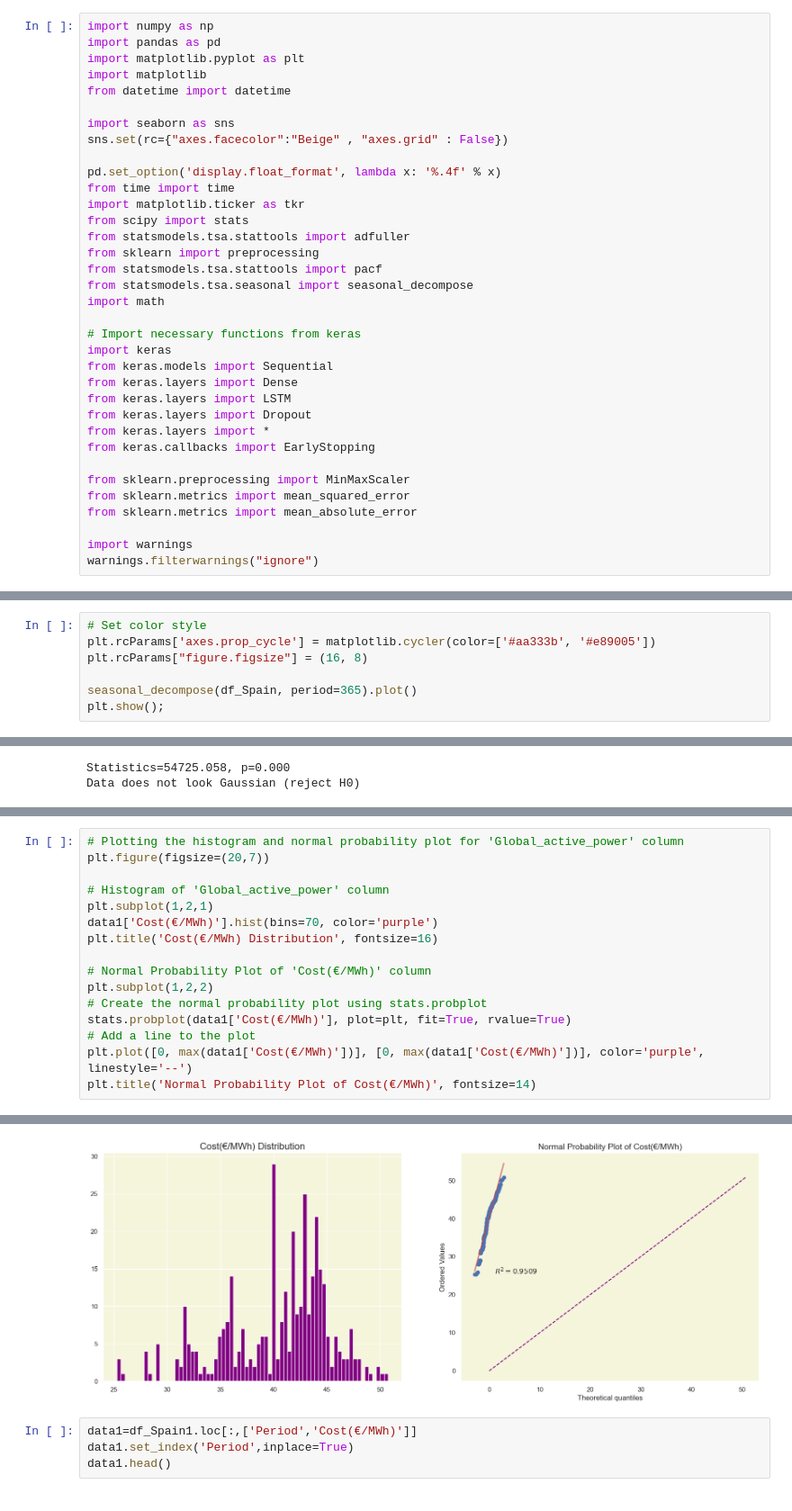
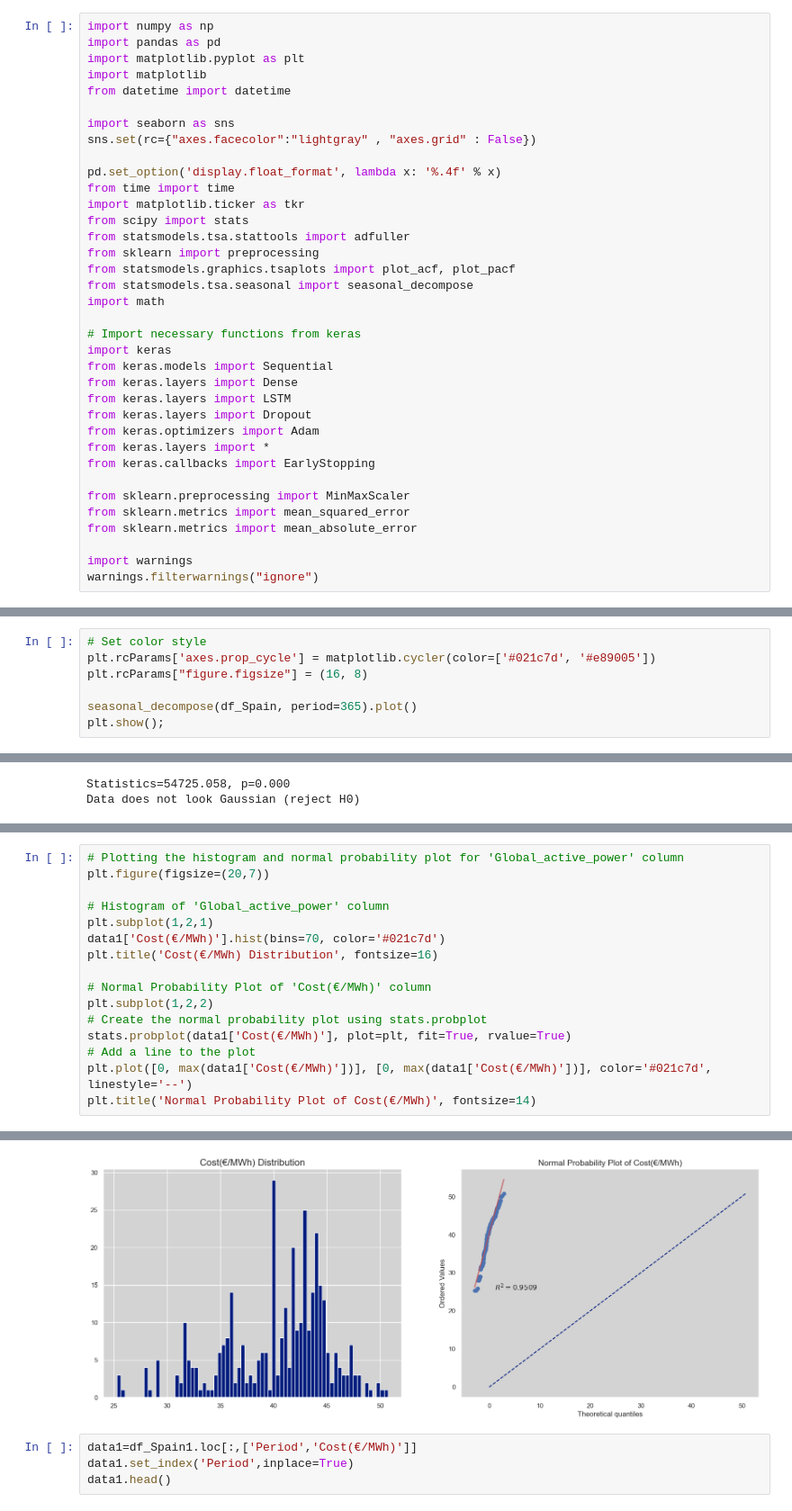
Before and after one commit to sahil095/Energy-Price-prediction-Time-Series, a Jupyter notebook: Energy Price Prediction - LSTM.ipynb, the cells around one changed output, grey strips where cells are left out. Shown at 90% size. Saved outputs shown, nothing was run; the diff lists cells and outputs as text.

```diff
--- a/Energy Price Prediction - LSTM.ipynb
+++ b/Energy Price Prediction - LSTM.ipynb
@@ -10,7 +16,7 @@ import matplotlib
 from datetime import datetime
 
 import seaborn as sns
-sns.set(rc={"axes.facecolor":"Beige" , "axes.grid" : False})
+sns.set(rc={"axes.facecolor":"lightgray" , "axes.grid" : False})
 
 pd.set_option('display.float_format', lambda x: '%.4f' % x)
 from time import time
@@ -18,7 +24,7 @@ import matplotlib.ticker as tkr
 from scipy import stats
 from statsmodels.tsa.stattools import adfuller
 from sklearn import preprocessing
-from statsmodels.tsa.stattools import pacf
+from statsmodels.graphics.tsaplots import plot_acf, plot_pacf
 from statsmodels.tsa.seasonal import seasonal_decompose
 import math
 
@@ -28,6 +34,7 @@ from keras.models import Sequential
 from keras.layers import Dense
 from keras.layers import LSTM
 from keras.layers import Dropout
+from keras.optimizers import Adam
 from keras.layers import *
 from keras.callbacks import EarlyStopping
 
@@ -145,6 +155,6 @@ df_Spain.head()
 # %%
 # Set color style
-plt.rcParams['axes.prop_cycle'] = matplotlib.cycler(color=['#aa333b', '#e89005'])
+plt.rcParams['axes.prop_cycle'] = matplotlib.cycler(color=['#021c7d', '#e89005'])
 plt.rcParams["figure.figsize"] = (16, 8)
 
 seasonal_decompose(df_Spain, period=365).plot()
@@ -323,22 +333,22 @@ plt.tight_layout()
 # %%
 # Plotting the histogram and normal probability plot for 'Global_active_power' column
 plt.figure(figsize=(20,7))
 
 # Histogram of 'Global_active_power' column
 plt.subplot(1,2,1)
-data1['Cost(€/MWh)'].hist(bins=70, color='purple')
+data1['Cost(€/MWh)'].hist(bins=70, color='#021c7d')
 plt.title('Cost(€/MWh) Distribution', fontsize=16)
 
 # Normal Probability Plot of 'Cost(€/MWh)' column
 plt.subplot(1,2,2)
 # Create the normal probability plot using stats.probplot
 stats.probplot(data1['Cost(€/MWh)'], plot=plt, fit=True, rvalue=True)
 # Add a line to the plot
-plt.plot([0, max(data1['Cost(€/MWh)'])], [0, max(data1['Cost(€/MWh)'])], color='purple', linestyle='--')
+plt.plot([0, max(data1['Cost(€/MWh)'])], [0, max(data1['Cost(€/MWh)'])], color='#021c7d', linestyle='--')
 plt.title('Normal Probability Plot of Cost(€/MWh)', fontsize=14)
 # %% [output]
 Text(0.5, 1.0, 'Normal Probability Plot of Cost(€/MWh)')
-[figure, old version]
+[figure, new version]
 # %%
 data1=df_Spain1.loc[:,['Period','Cost(€/MWh)']]
 data1.set_index('Period',inplace=True)
```
Also changed, not shown: parts of 18 cells of this notebook.
